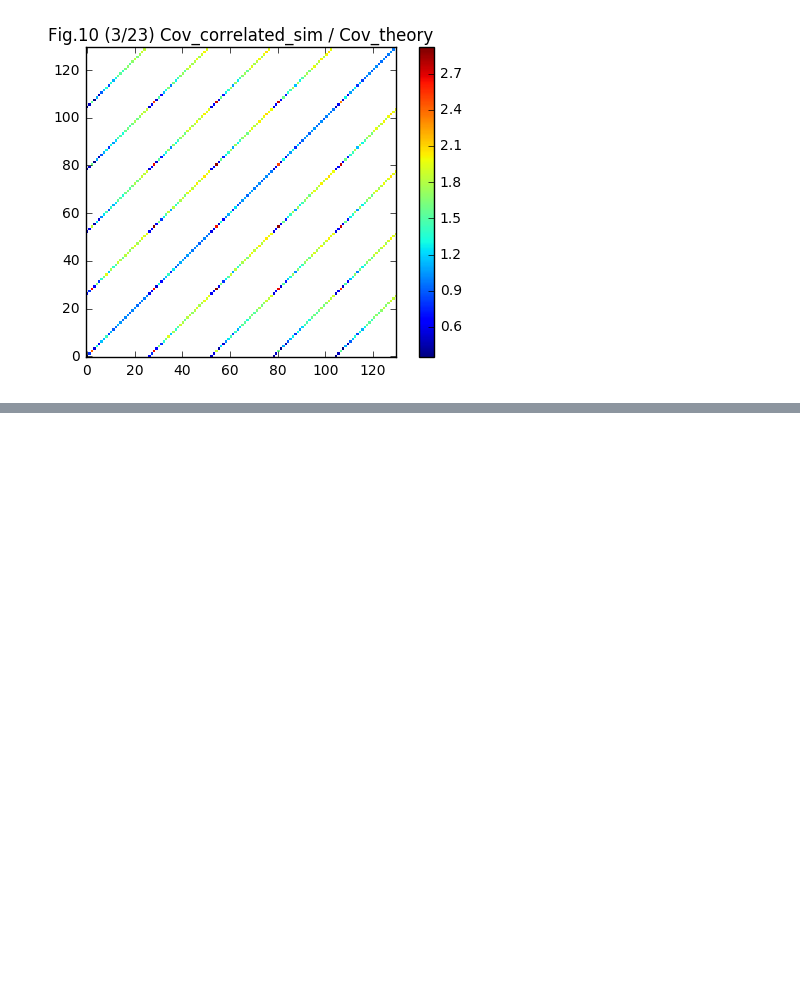
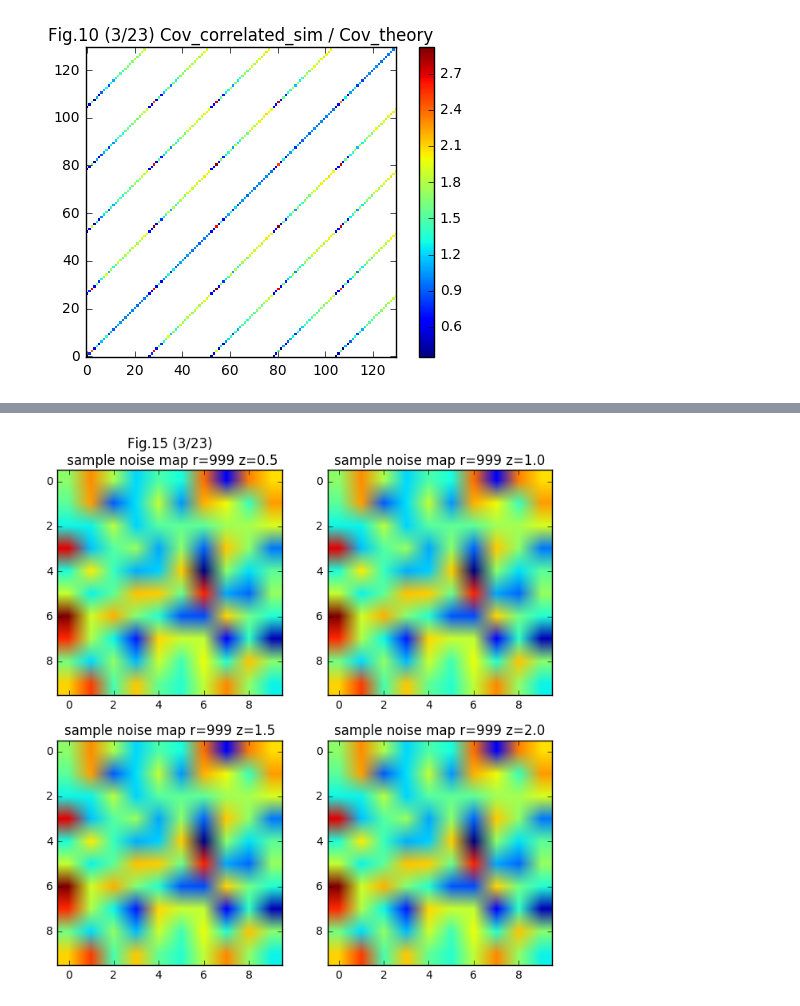
Before and after one commit to liuxx479/fisher, a Jupyter notebook: fisher.ipynb, the cells around one changed output, grey strips where cells are left out. Drawn from its saved outputs; the diff is of its cells as text; code cells hidden in the pictures; blank space fills up the shorter version.

Commit message:
mystery solved, seed your sims carefully!!

```diff
--- a/fisher.ipynb
+++ b/fisher.ipynb
@@ -585,0 +718,19 @@ show()
+# %%
+### check noise seed if they're the same for different redshift
+fn_noise = ['Noise_z0.50_ng08.83_0999.fits','Noise_z1.00_ng13.25_0999.fits',
+            'Noise_z1.50_ng11.15_0999.fits', 'Noise_z2.00_ng07.36_0999.fits','Noise_z2.50_ng04.26_0999.fits']
+
+sample_noises = [fits.open(ifn)[0].data for ifn in fn_noise]
+# %%
+f,((ax1,ax2),(ax3,ax4))=subplots(2,2,figsize=(8,8))
+i=0
+for iax in (ax1,ax2,ax3,ax4):
+    iax.imshow(sample_noises[i][:10,:10])
+    if i==0:
+        iax.set_title('Fig.15 (3/23)\n sample noise map r=999 z=%s'%(z_source[i]))
+    else:
+        iax.set_title('sample noise map r=999 z=%s'%(z_source[i]))
+    i+=1
+show()
+# %% [output]
+[figure, added]
```
Also changed, not shown: parts of 6 cells of this notebook.
